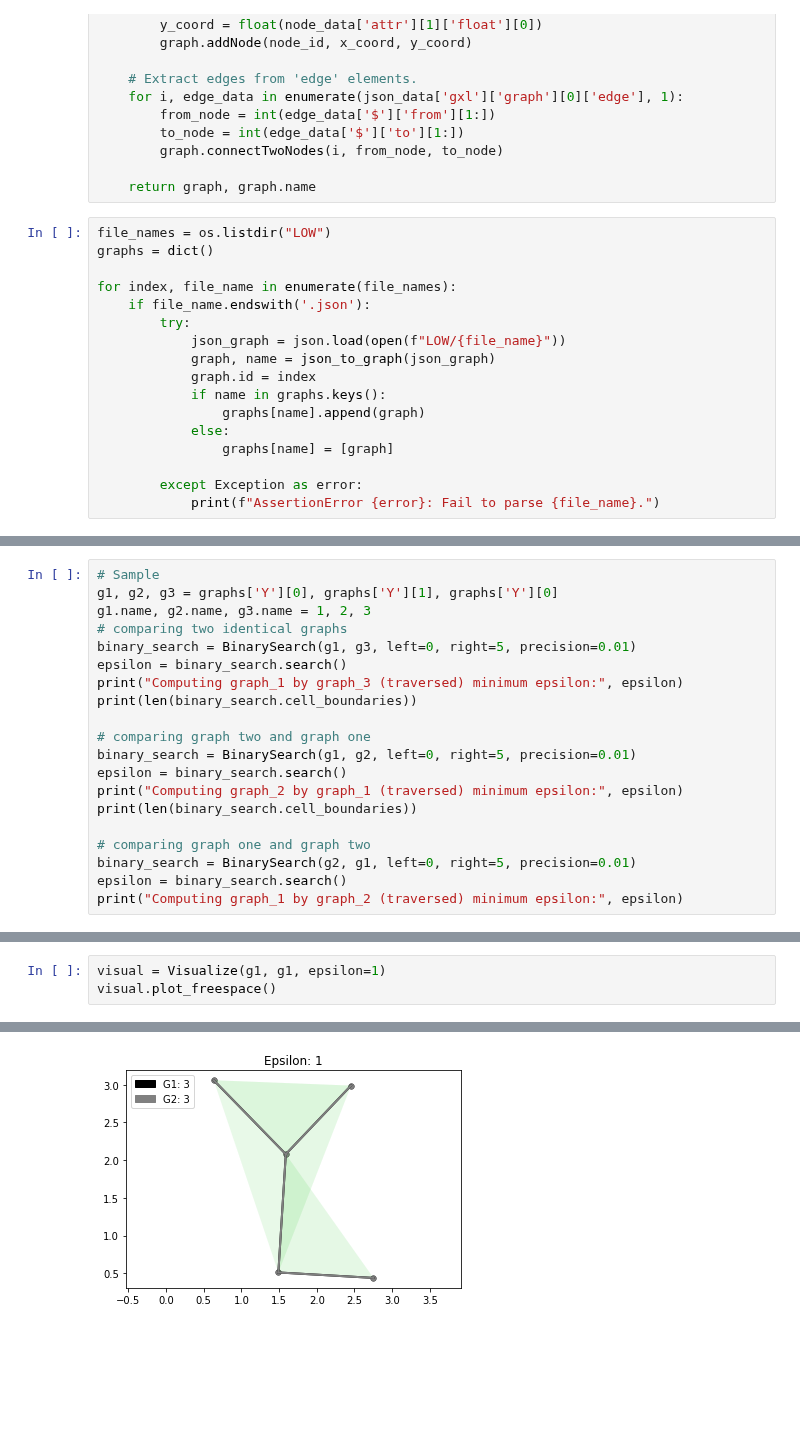
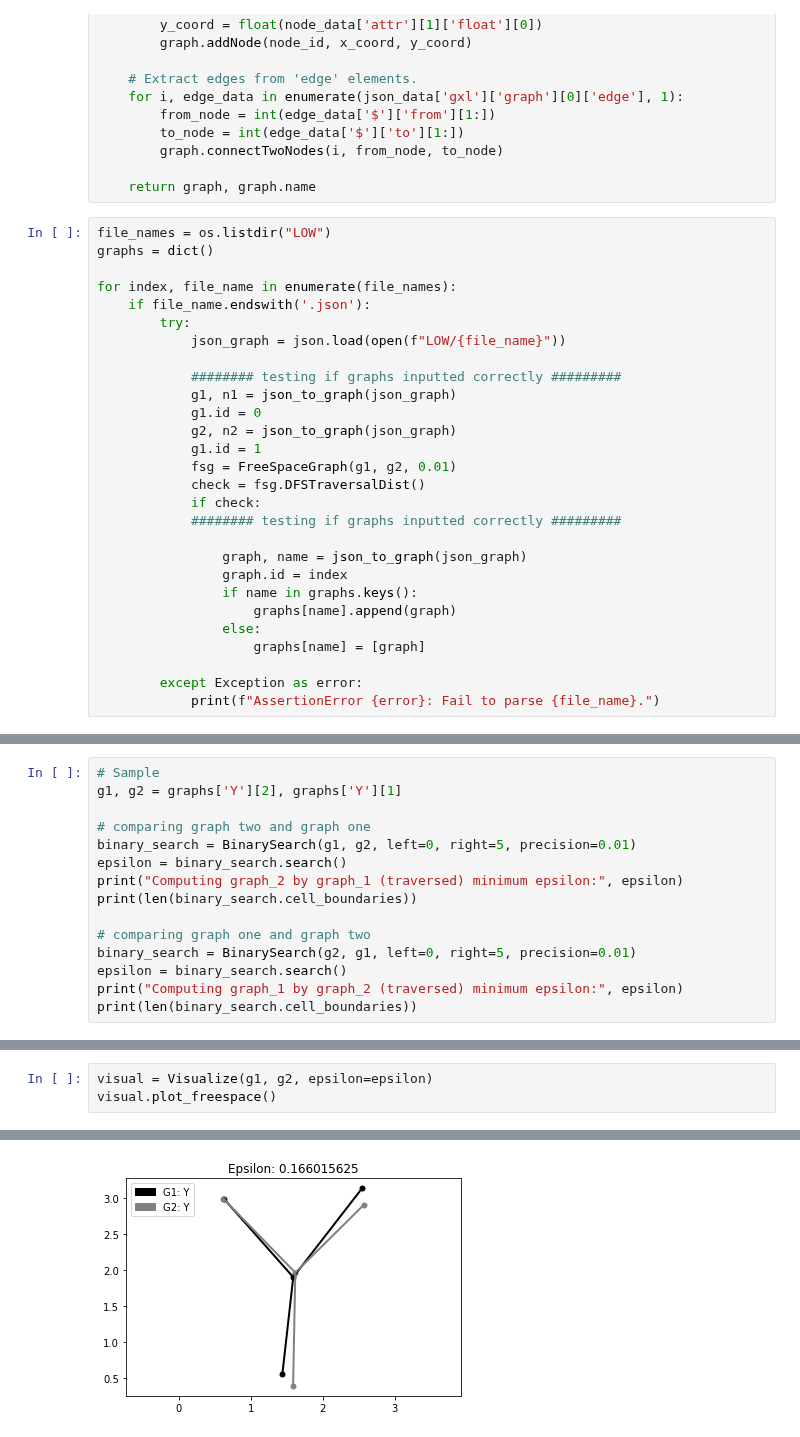
Before and after one commit to compgeomTU/will_rodman_thesis, a Jupyter notebook: letter_data/letter.ipynb, the cells around one changed output, grey strips where cells are left out. Saved outputs shown, nothing was run; the diff lists cells and outputs as text; blank space fills up the shorter version.

```diff
--- a/letter_data/letter.ipynb
+++ b/letter_data/letter.ipynb
@@ -40,12 +40,23 @@ for index, file_name in enumerate(file_names):
     if file_name.endswith('.json'):
         try:
             json_graph = json.load(open(f"LOW/{file_name}"))
-            graph, name = json_to_graph(json_graph)
-            graph.id = index
-            if name in graphs.keys():
-                graphs[name].append(graph)
-            else:
-                graphs[name] = [graph]
+
+            ######## testing if graphs inputted correctly #########
+            g1, n1 = json_to_graph(json_graph)
+            g1.id = 0
+            g2, n2 = json_to_graph(json_graph)
+            g1.id = 1
+            fsg = FreeSpaceGraph(g1, g2, 0.01)
+            check = fsg.DFSTraversalDist()
+            if check:
+            ######## testing if graphs inputted correctly #########
+
+                graph, name = json_to_graph(json_graph)
+                graph.id = index
+                if name in graphs.keys():
+                    graphs[name].append(graph)
+                else:
+                    graphs[name] = [graph]
 
         except Exception as error:
             print(f"AssertionError {error}: Fail to parse {file_name}.")
@@ -83,12 +101,6 @@ K: 150
 # %%
 # Sample
-g1, g2, g3 = graphs['Y'][0], graphs['Y'][1], graphs['Y'][0]
-g1.name, g2.name, g3.name = 1, 2, 3
-# comparing two identical graphs
-binary_search = BinarySearch(g1, g3, left=0, right=5, precision=0.01)
-epsilon = binary_search.search()
-print("Computing graph_1 by graph_3 (traversed) minimum epsilon:", epsilon)
-print(len(binary_search.cell_boundaries))
+g1, g2 = graphs['Y'][2], graphs['Y'][1]
 
 # comparing graph two and graph one
 binary_search = BinarySearch(g1, g2, left=0, right=5, precision=0.01)
@@ -100,4 +112,5 @@ print(len(binary_search.cell_boundaries))
 binary_search = BinarySearch(g2, g1, left=0, right=5, precision=0.01)
 epsilon = binary_search.search()
 print("Computing graph_1 by graph_2 (traversed) minimum epsilon:", epsilon)
+print(len(binary_search.cell_boundaries))
 # %% [output]
@@ -109,5 +134,5 @@ Computing graph_1 by graph_2 (traversed) minimum epsilon: 0.625
 # %%
-visual = Visualize(g1, g1, epsilon=1)
+visual = Visualize(g1, g2, epsilon=epsilon)
 visual.plot_freespace()
 # %% [output]
 (<Figure size 432x288 with 1 Axes>,
@@ -115 +140 @@ visual.plot_freespace()
-[figure, old version]
+[figure, new version]
```
Also changed, not shown: parts of 4 cells of this notebook, 9 other files.
